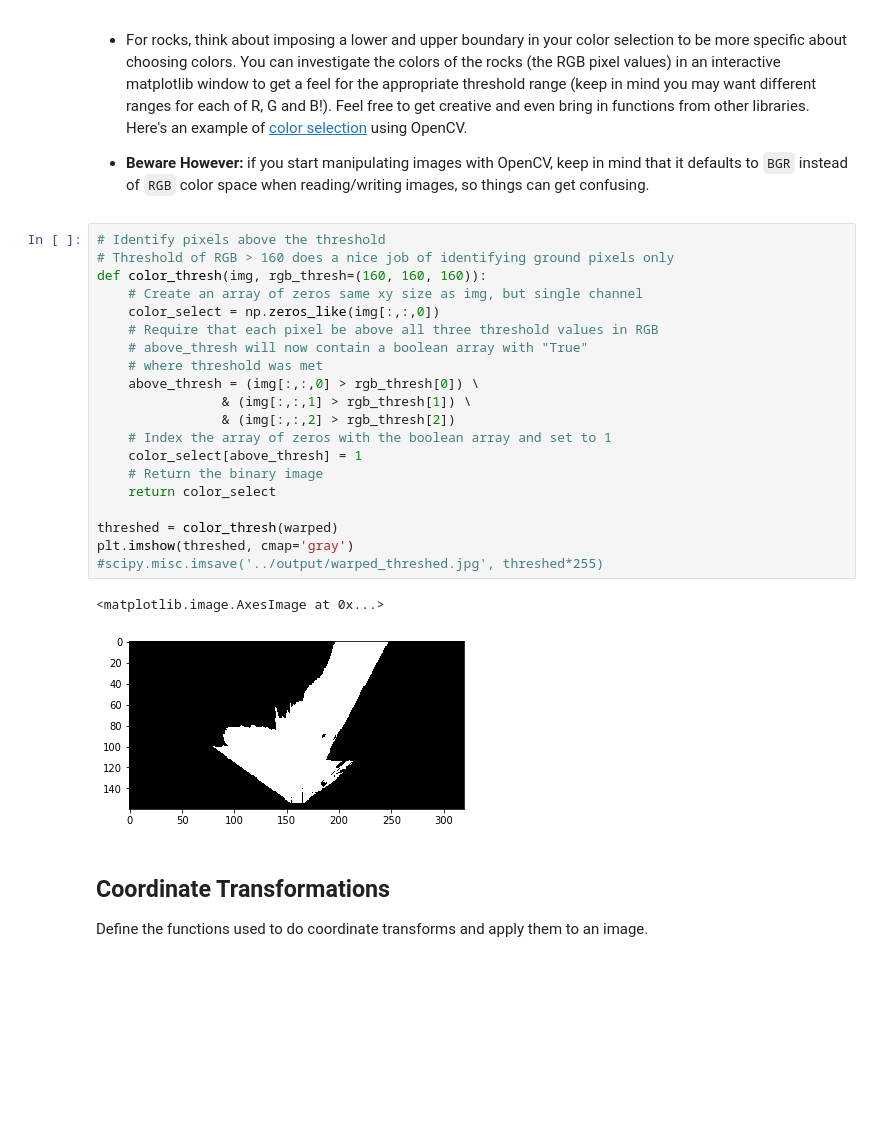
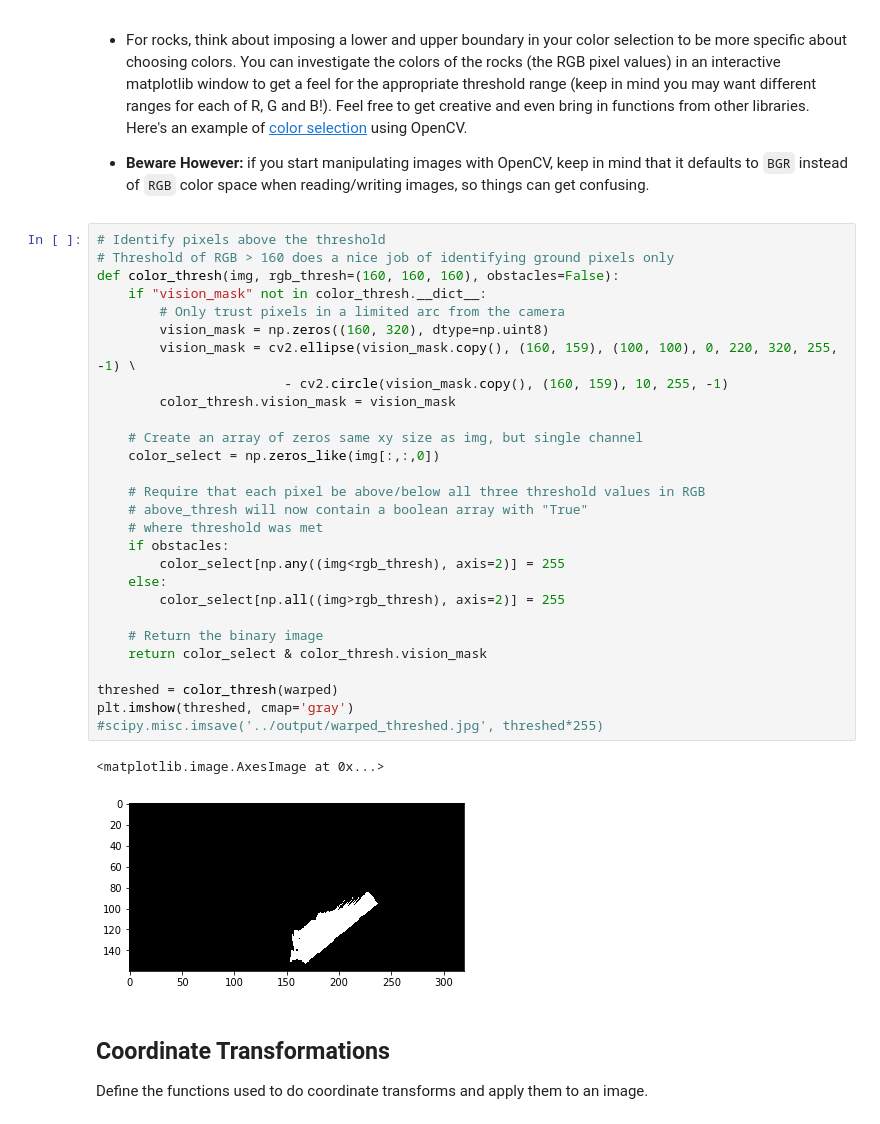
Before and after one commit to udacity/RoboND-Rover-Project, a Jupyter notebook: code/Rover_Project_Test_Notebook.ipynb, the cells around one changed output. Saved outputs shown, nothing was run; the diff lists cells and outputs as text; blank space fills up the shorter version.

Commit message:
obstacle and terrain detection

```diff
--- a/code/Rover_Project_Test_Notebook.ipynb
+++ b/code/Rover_Project_Test_Notebook.ipynb
@@ -126,26 +126,34 @@ Define the color thresholding function from the lesson and apply it to the warpe
 # %%
 # Identify pixels above the threshold
 # Threshold of RGB > 160 does a nice job of identifying ground pixels only
-def color_thresh(img, rgb_thresh=(160, 160, 160)):
+def color_thresh(img, rgb_thresh=(160, 160, 160), obstacles=False):
+    if "vision_mask" not in color_thresh.__dict__:
+        # Only trust pixels in a limited arc from the camera
+        vision_mask = np.zeros((160, 320), dtype=np.uint8)
+        vision_mask = cv2.ellipse(vision_mask.copy(), (160, 159), (100, 100), 0, 220, 320, 255, -1) \
+                        - cv2.circle(vision_mask.copy(), (160, 159), 10, 255, -1)
+        color_thresh.vision_mask = vision_mask
+
     # Create an array of zeros same xy size as img, but single channel
     color_select = np.zeros_like(img[:,:,0])
-    # Require that each pixel be above all three threshold values in RGB
+
+    # Require that each pixel be above/below all three threshold values in RGB
     # above_thresh will now contain a boolean array with "True"
     # where threshold was met
-    above_thresh = (img[:,:,0] > rgb_thresh[0]) \
-                & (img[:,:,1] > rgb_thresh[1]) \
-                & (img[:,:,2] > rgb_thresh[2])
-    # Index the array of zeros with the boolean array and set to 1
-    color_select[above_thresh] = 1
+    if obstacles:
+        color_select[np.any((img<rgb_thresh), axis=2)] = 255
+    else:
+        color_select[np.all((img>rgb_thresh), axis=2)] = 255
+
     # Return the binary image
-    return color_select
+    return color_select & color_thresh.vision_mask
 
 threshed = color_thresh(warped)
 plt.imshow(threshed, cmap='gray')
 #scipy.misc.imsave('../output/warped_threshed.jpg', threshed*255)
 # %% [output]
 <matplotlib.image.AxesImage at 0x...>
-[figure, old version]
+[figure, new version]
 # %% [markdown]
 ## Coordinate Transformations
 Define the functions used to do coordinate transforms and apply them to an image.
```
Also changed, not shown: parts of 1 cell of this notebook.
